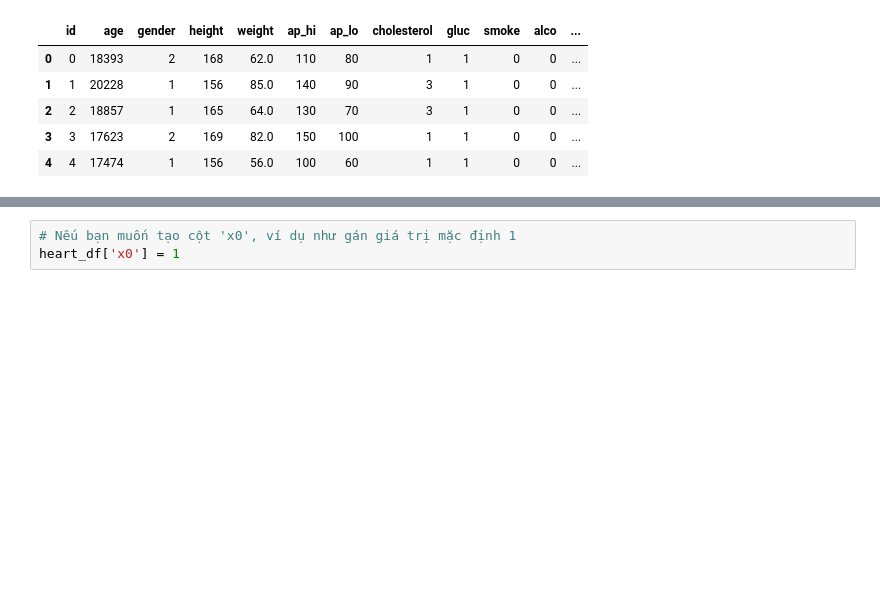
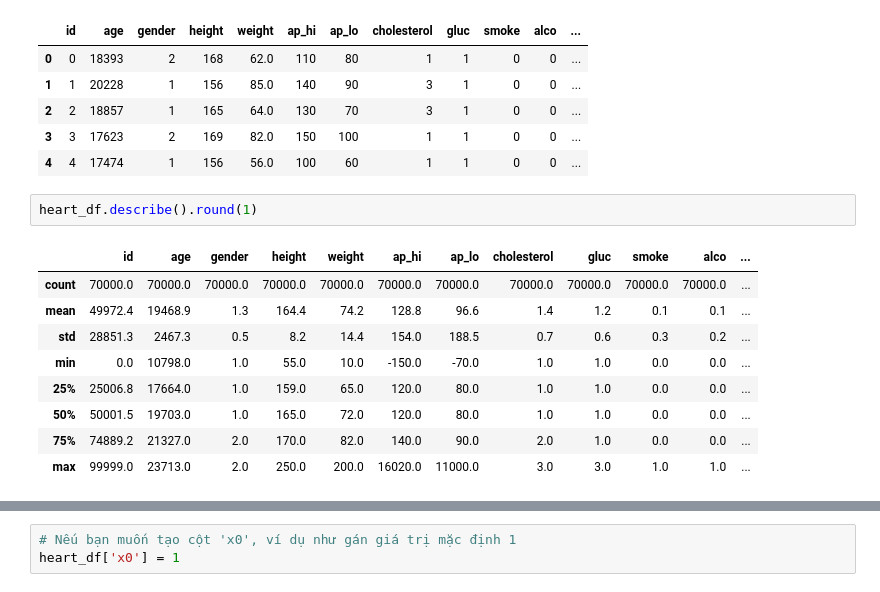
Before and after one commit to NguyenBaoZ/Random-Forest-Heart-Prediction, a Jupyter notebook: Heart_Decision_Tree_Random_Forest.ipynb, the cells around one changed output, grey strips where cells are left out. Drawn from its saved outputs; the diff is of its cells as text; blank space fills up the shorter version.

```diff
--- a/Heart_Decision_Tree_Random_Forest.ipynb
+++ b/Heart_Decision_Tree_Random_Forest.ipynb
@@ -39,3 +59,15 @@ heart_df.head()
 | 2 | 2 | 18857 | 1 | 165 | 64.0 | 130 | 70 | 3 | 1 | 0 | 0 | ... |
 | 3 | 3 | 17623 | 2 | 169 | 82.0 | 150 | 100 | 1 | 1 | 0 | 0 | ... |
 | 4 | 4 | 17474 | 1 | 156 | 56.0 | 100 | 60 | 1 | 1 | 0 | 0 | ... |
+# %%
+heart_df.describe().round(1)
+# %% [output]
+|  | id | age | gender | height | weight | ap_hi | ap_lo | cholesterol | gluc | smoke | alco | ... |
+| count | 70000.0 | 70000.0 | 70000.0 | 70000.0 | 70000.0 | 70000.0 | 70000.0 | 70000.0 | 70000.0 | 70000.0 | 70000.0 | ... |
+| mean | 49972.4 | 19468.9 | 1.3 | 164.4 | 74.2 | 128.8 | 96.6 | 1.4 | 1.2 | 0.1 | 0.1 | ... |
+| std | 28851.3 | 2467.3 | 0.5 | 8.2 | 14.4 | 154.0 | 188.5 | 0.7 | 0.6 | 0.3 | 0.2 | ... |
+| min | 0.0 | 10798.0 | 1.0 | 55.0 | 10.0 | -150.0 | -70.0 | 1.0 | 1.0 | 0.0 | 0.0 | ... |
+| 25% | 25006.8 | 17664.0 | 1.0 | 159.0 | 65.0 | 120.0 | 80.0 | 1.0 | 1.0 | 0.0 | 0.0 | ... |
+| 50% | 50001.5 | 19703.0 | 1.0 | 165.0 | 72.0 | 120.0 | 80.0 | 1.0 | 1.0 | 0.0 | 0.0 | ... |
+| 75% | 74889.2 | 21327.0 | 2.0 | 170.0 | 82.0 | 140.0 | 90.0 | 2.0 | 1.0 | 0.0 | 0.0 | ... |
+| max | 99999.0 | 23713.0 | 2.0 | 250.0 | 200.0 | 16020.0 | 11000.0 | 3.0 | 3.0 | 1.0 | 1.0 | ... |
```
Also changed, not shown: parts of 2 cells of this notebook, 2 other files.
